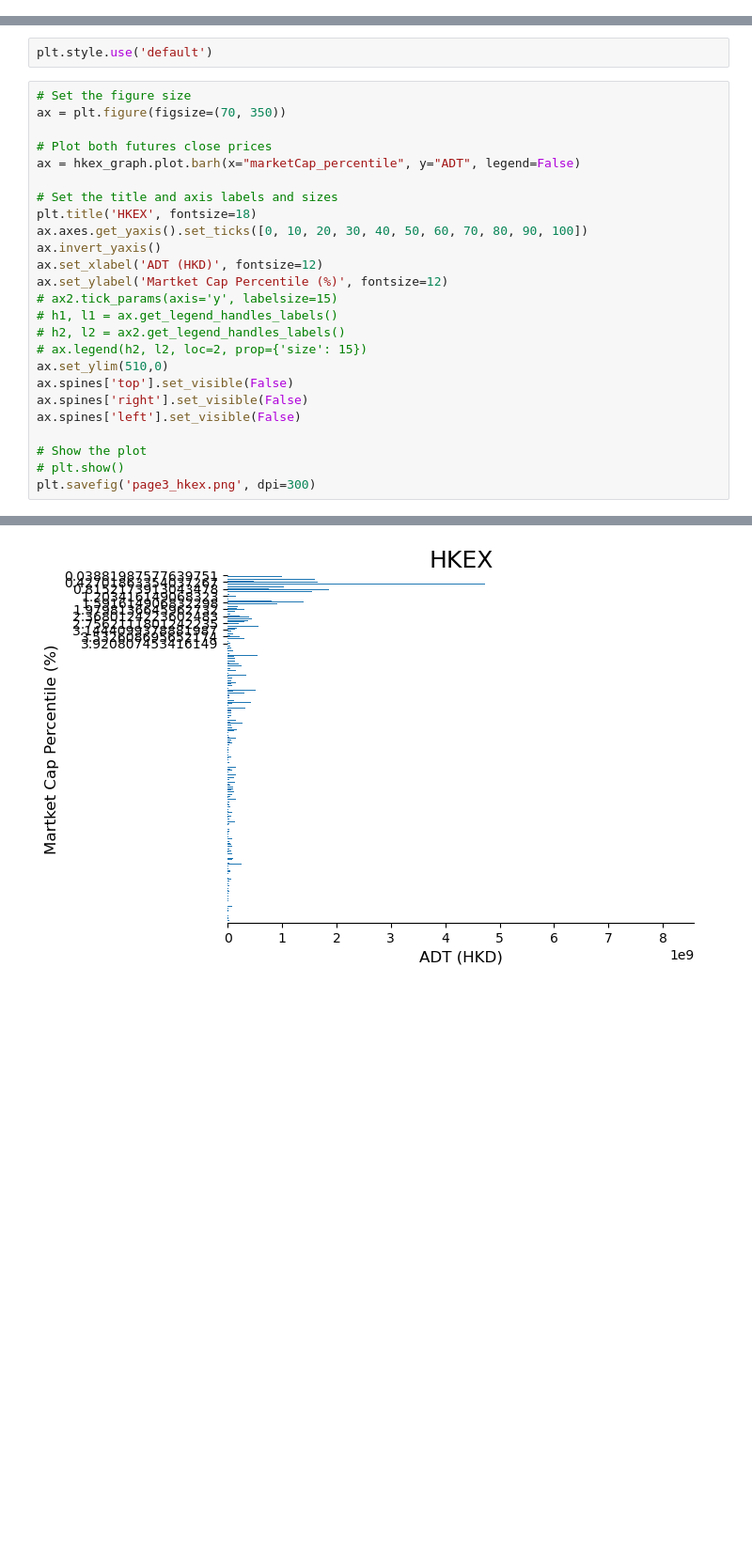
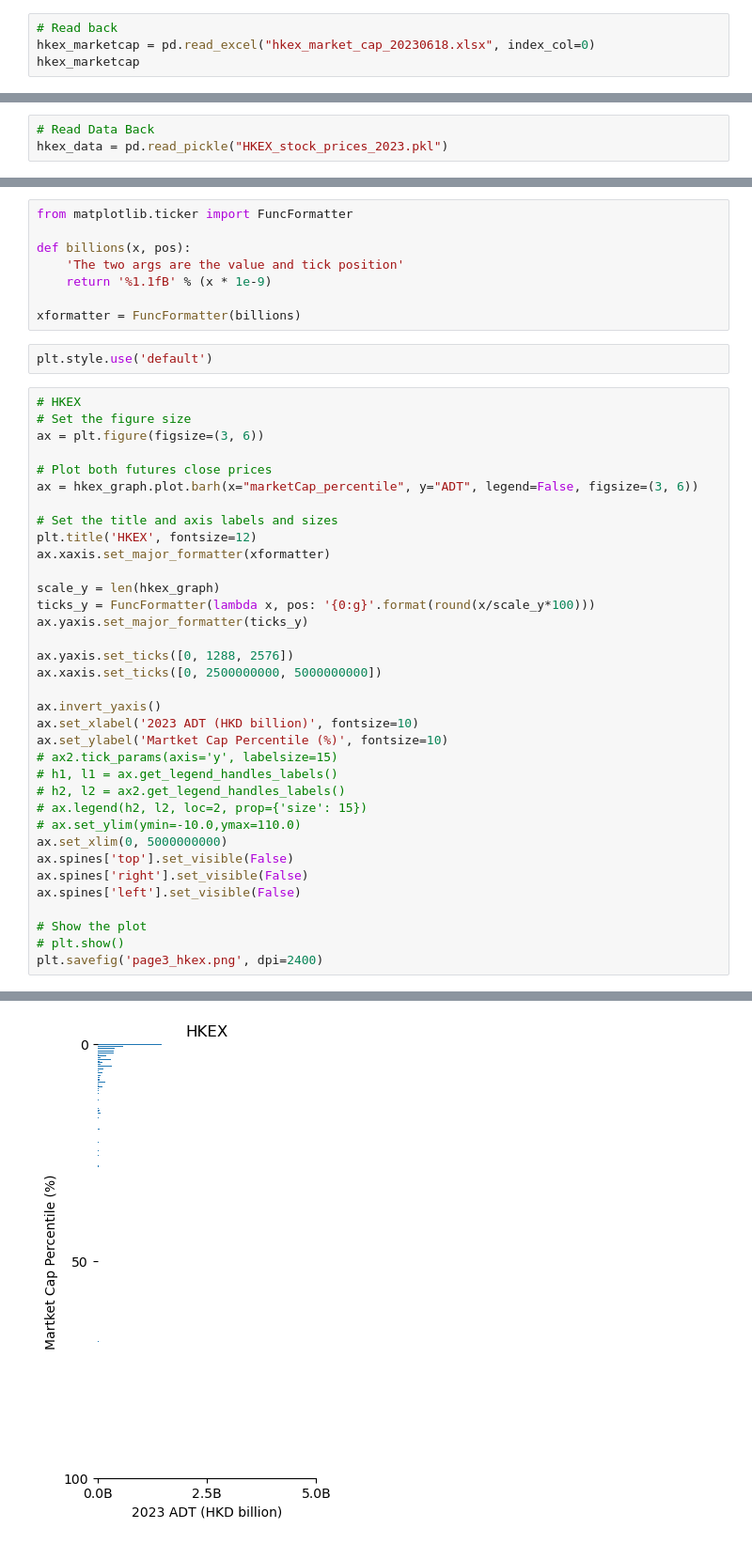
Before and after one commit to ckyma/exchatbook, a Jupyter notebook: getYahooData.ipynb, the cells around one changed output, grey strips where cells are left out. Shown at 94% size. Saved outputs shown, nothing was run; the diff lists cells and outputs as text; blank space fills up the shorter version.

```diff
--- a/getYahooData.ipynb
+++ b/getYahooData.ipynb
@@ -1009 +1010,5 @@ hkex_marketcap
 hkex_marketcap.to_excel("hkex_market_cap_20230618.xlsx")
+# %%
+# Read back
+hkex_marketcap = pd.read_excel("hkex_market_cap_20230618.xlsx", index_col=0)
+hkex_marketcap
@@ -1202,6 +1229,9 @@ Date                                             ...
 # %%
 # Export the Dataframe data to Pickle file
 hkex_data.to_pickle("HKEX_stock_prices_2023.pkl")
+# %%
+# Read Data Back
+hkex_data = pd.read_pickle("HKEX_stock_prices_2023.pkl")
 # %%
 # Download SSE from 2023-01-01
 sse_data = yf.download(sse_list["yahoo_code"].tolist(), start="2023-01-01", end="2023-06-18")
@@ -1405,31 +1441,49 @@ szse_graph
 2759 rows × 3 columns
 # %% [markdown]
 ## P3.6 Plot the graph
+# %%
+from matplotlib.ticker import FuncFormatter
+
+def billions(x, pos):
+    'The two args are the value and tick position'
+    return '%1.1fB' % (x * 1e-9)
+
+xformatter = FuncFormatter(billions)
 # %%
 plt.style.use('default')
 # %%
+# HKEX
 # Set the figure size
-ax = plt.figure(figsize=(70, 350))
+ax = plt.figure(figsize=(3, 6))
 
 # Plot both futures close prices
-ax = hkex_graph.plot.barh(x="marketCap_percentile", y="ADT", legend=False)
+ax = hkex_graph.plot.barh(x="marketCap_percentile", y="ADT", legend=False, figsize=(3, 6))
 
 # Set the title and axis labels and sizes
-plt.title('HKEX', fontsize=18)
-ax.axes.get_yaxis().set_ticks([0, 10, 20, 30, 40, 50, 60, 70, 80, 90, 100])
+plt.title('HKEX', fontsize=12)
+ax.xaxis.set_major_formatter(xformatter)
+
+scale_y = len(hkex_graph)
+ticks_y = FuncFormatter(lambda x, pos: '{0:g}'.format(round(x/scale_y*100)))
+ax.yaxis.set_major_formatter(ticks_y)
+
+ax.yaxis.set_ticks([0, 1288, 2576])
+ax.xaxis.set_ticks([0, 2500000000, 5000000000])
+
 ax.invert_yaxis()
-ax.set_xlabel('ADT (HKD)', fontsize=12)
-ax.set_ylabel('Martket Cap Percentile (%)', fontsize=12)
+ax.set_xlabel('2023 ADT (HKD billion)', fontsize=10)
+ax.set_ylabel('Martket Cap Percentile (%)', fontsize=10)
 # ax2.tick_params(axis='y', labelsize=15)
 # h1, l1 = ax.get_legend_handles_labels()
 # h2, l2 = ax2.get_legend_handles_labels()
 # ax.legend(h2, l2, loc=2, prop={'size': 15})
-ax.set_ylim(510,0)
+# ax.set_ylim(ymin=-10.0,ymax=110.0)
+ax.set_xlim(0, 5000000000)
 ax.spines['top'].set_visible(False)
 ax.spines['right'].set_visible(False)
 ax.spines['left'].set_visible(False)
 
 # Show the plot
 # plt.show()
-plt.savefig('page3_hkex.png', dpi=300)
+plt.savefig('page3_hkex.png', dpi=2400)
 # %% [output]
@@ -1439 +1491 @@ MemoryError: In RendererAgg: Out of memory
-[figure, old version]
+[figure, new version]
```
Also changed, not shown: parts of 14 cells of this notebook, 3 other files.
